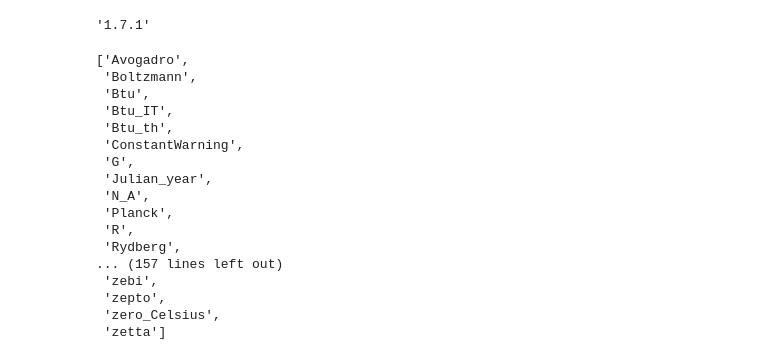
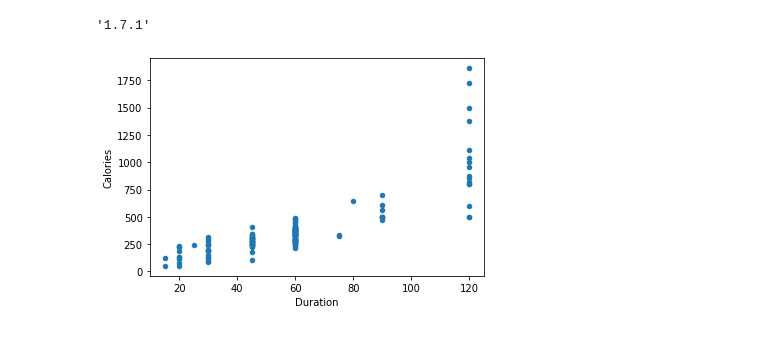
Before and after one commit to vanhuycx/test_code, a Jupyter notebook: test.ipynb, the cells around one changed output. Cells and saved outputs as stored; diff of their text form; code cells hidden in the pictures.

Commit message:
scipy scatter plot

```diff
--- a/test.ipynb
+++ b/test.ipynb
@@ -197,23 +197,9 @@ import scipy
 scipy.__version__
 # %% [output]
 '1.7.1'
-# %%
-dir(constants)
-# %% [output]
-['Avogadro',
- 'Boltzmann',
- 'Btu',
- 'Btu_IT',
- 'Btu_th',
- 'ConstantWarning',
- 'G',
- 'Julian_year',
- 'N_A',
- 'Planck',
- 'R',
- 'Rydberg',
-... (157 lines left out)
- 'zebi',
- 'zepto',
- 'zero_Celsius',
- 'zetta']
+# %%
+df.plot(kind = 'scatter', x = 'Duration', y = 'Calories')
+
+plt.show()
+# %% [output]
+[figure, added]
```
